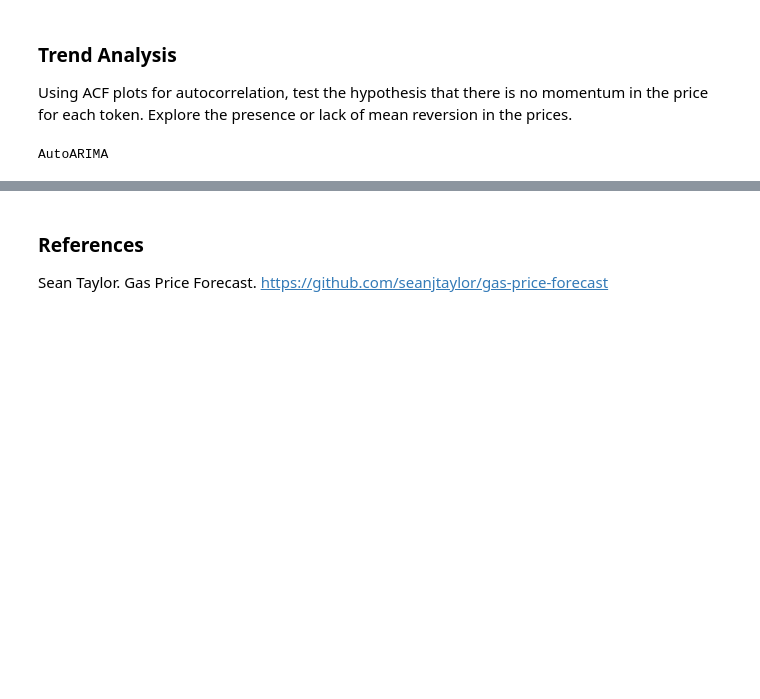
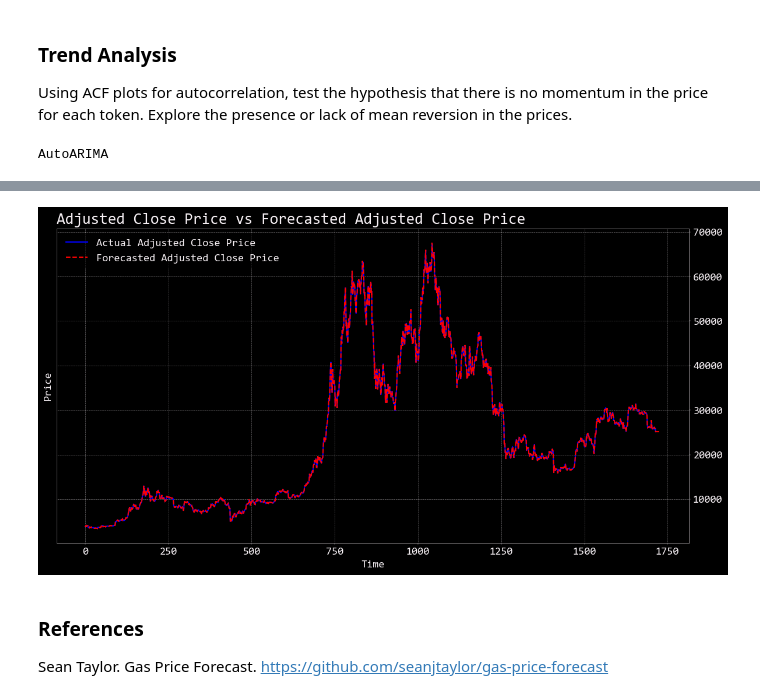
Before and after one commit to LNshuti/meta-labelling-architecture, a Jupyter notebook: research.ipynb, the cells around one changed output, grey strips where cells are left out. Drawn from its saved outputs; the diff is of its cells as text; code cells hidden in the pictures; blank space fills up the shorter version.

Commit message:
add naive forecast with autocorrelation

```diff
--- a/research.ipynb
+++ b/research.ipynb
@@ -210,6 +187,21 @@ btc_df.tail(20)
 # %%
 # Save the btc file with forecasts to csv
 btc_df.to_csv('data/btc_df_forecast.csv')
+# %%
+# Create a new column to hold the forecasted prices, filling missing values with the actual prices
+btc_df['Forecasted_Adj_Close'] = btc_df['mean_adj_close'].fillna(btc_df['Adj Close'])
+
+# Plotting the Adjusted Close price and Forecasted Adjusted Close price
+plt.figure(figsize=(14, 7))
+plt.plot(btc_df['Adj Close'], label='Actual Adjusted Close Price', color='blue')
+plt.plot(btc_df['Forecasted_Adj_Close'], label='Forecasted Adjusted Close Price', linestyle='--', color='red')
+plt.title('Adjusted Close Price vs Forecasted Adjusted Close Price')
+plt.xlabel('Time')
+plt.ylabel('Price')
+plt.legend()
+plt.show()
+# %% [output]
+[figure, added]
 # %% [markdown]
 ### References
 Sean Taylor. Gas Price Forecast. https://github.com/seanjtaylor/gas-price-forecast
```
Also changed, not shown: parts of 4 cells of this notebook.
